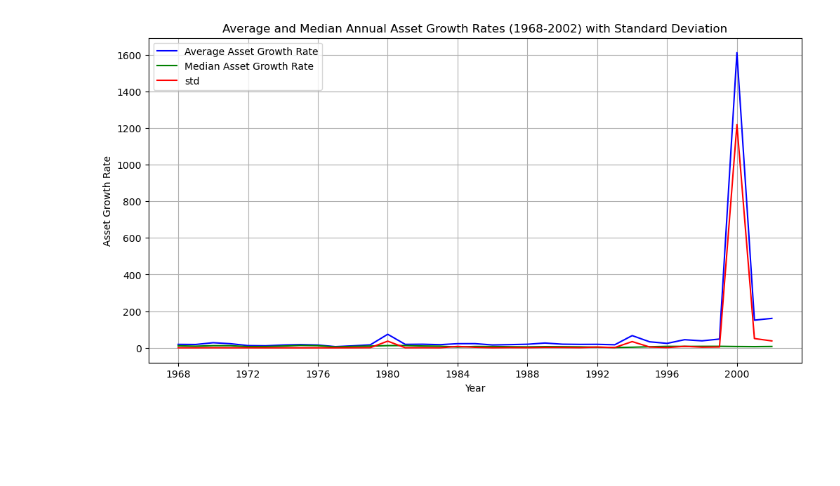
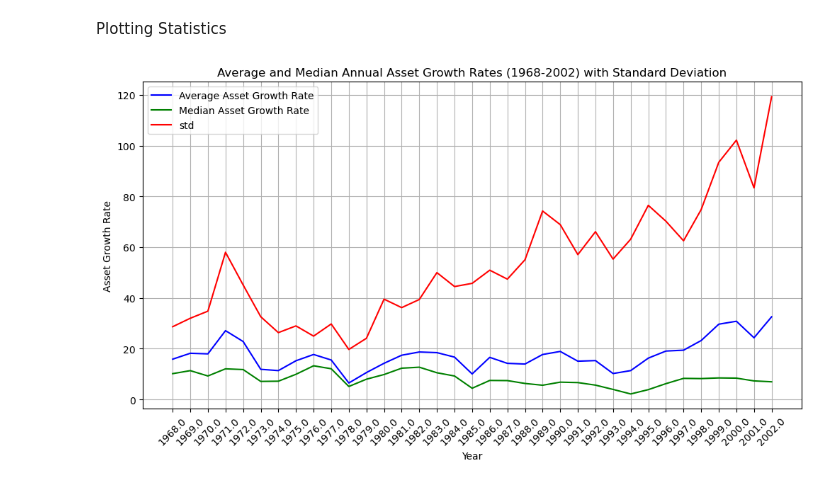
Before and after one commit to mikicasellas/ASSETG_Replication, a Jupyter notebook: rework.ipynb, the cells around one changed output. Cells and saved outputs as stored; diff of their text form; code cells hidden in the pictures; blank space fills up the shorter version.

Commit message:
Updated ASSETG table wrangling, Table II: A,B,C logic

```diff
--- a/rework.ipynb
+++ b/rework.ipynb
@@ -11,7 +12,6 @@ conn = wrds.Connection()
 # %%
 def calculate_assetg(group):
     # Shift within the group
-    group['at'] = group['at'].shift(1)
     group['at_lag3'] = group['at'].shift(3)
     group['at_lag2'] = group['at'].shift(2)
     group['at_lag1'] = group['at'].shift(1)
@@ -34,18 +37,24 @@ grabs total asset data, drops and reformats columns, removes SIC codes between 6
 # %%
-ASSETG_data_df = pd.read_csv(r"C:\Users\mfcfi\Desktop\ASSETG_data.csv")
-ASSETG_data_df = ASSETG_data_df.drop(['datadate','indfmt', 'popsrc','curcd', 'costat', 'consol','datafmt'], axis=1)
+ASSETG_data_df = pd.read_csv(r"C:\Users\mfcfi\Desktop\ASSETG_Rep\ASSETG_data.csv")
+ASSETG_data_df = ASSETG_data_df[ASSETG_data_df['gvkey'] != 6557]
+ASSETG_data_df = ASSETG_data_df[(ASSETG_data_df['sic'] < 6000) | (ASSETG_data_df['sic'] >= 6999)]
+ASSETG_data_df['datadate'] = pd.to_datetime(ASSETG_data_df['datadate'])
+ASSETG_data_df['year'] = ASSETG_data_df['fyear']
+ASSETG_data_df = ASSETG_data_df.drop(['datadate', 'indfmt', 'popsrc','curcd', 'costat', 'consol','datafmt','fyear'], axis=1)
 ASSETG_data_df = ASSETG_data_df.dropna()
-columns_except_sic = [col for col in ASSETG_data_df.columns if col != 'sic']
-new_columns_order = [columns_except_sic[0], 'sic'] + columns_except_sic[1:]
-ASSETG_data_df = ASSETG_data_df[new_columns_order]
-ASSETG_data_df['fyear'] = ASSETG_data_df['fyear'].astype(int)
-ASSETG_data_df['year'] = pd.to_datetime(ASSETG_data_df['fyear'], format='%Y')
-ASSETG_data_df = ASSETG_data_df.drop(['fyear'], axis=1)
-ASSETG_data_df = ASSETG_data_df[(ASSETG_data_df['sic'] < 6000) | (ASSETG_data_df['sic'] >= 6999)]
-ASSETG_data_df = ASSETG_data_df.dropna()
-ASSETG_data_df = ASSETG_data_df.loc[ASSETG_data_df['at'] != 0]
+ASSETG_data_df = ASSETG_data_df[ASSETG_data_df['at'] != 0]
+ASSETG_data_df['at'] = ASSETG_data_df.groupby('gvkey')['at'].shift(1)
+ASSETG_data_df['year_diff'] = ASSETG_data_df.groupby('gvkey')['year'].diff()
+
+invalid_year_diff_mask = ASSETG_data_df.groupby('gvkey')['year_diff'].transform(lambda x: ((x != 1) & x.notna()).any())
+ASSETG_data_df= ASSETG_data_df[~invalid_year_diff_mask]
+
+ASSETG_data_df = ASSETG_data_df.groupby('gvkey').apply(lambda x: x.iloc[2:]).reset_index(drop=True)
 
 ASSETG_calculated_df = ASSETG_data_df.groupby('gvkey').apply(calculate_assetg)
 ASSETG_calculated_df = ASSETG_calculated_df.dropna()
-ASSETG_calculated_df = ASSETG_calculated_df.drop(['at_lag3','at_lag2','at_lag1'], axis=1)
-ASSETG_calculated_df = ASSETG_calculated_df[(ASSETG_calculated_df['year'] >= '1968-01-01') & (ASSETG_calculated_df['year'] <= '2002-01-01')]
+ASSETG_calculated_df = ASSETG_calculated_df.droplevel(level=0)
+ASSETG_calculated_df = ASSETG_calculated_df.drop(['at_lag3','at_lag2','at_lag1','year_diff'], axis=1)
+ASSETG_calculated_df = ASSETG_calculated_df[(ASSETG_calculated_df['year'] >= 1968) & (ASSETG_calculated_df['year'] <= 2002)]
+outliers = ASSETG_calculated_df['L2ASSETG'].quantile(0.999)
+ASSETG_calculated_df = ASSETG_calculated_df[ASSETG_calculated_df['L2ASSETG'] <= outliers]
@@ -69,17 +61,22 @@ ASSETG_calculated_df
+# %% [markdown]
+Plotting Statistics
 # %%
-annual_stats = ASSETG_calculated_df.groupby('year')['ASSETG'].agg(['mean', 'median', 'std'])
+annual_stats = ASSETG_calculated_df.groupby('year')['L2ASSETG'].agg(['mean', 'median', 'std'])
 
 plt.figure(figsize=(12, 6))
 
-plt.plot(annual_stats.index, annual_stats['mean']*100, label='Average Asset Growth Rate', color='blue')
-plt.plot(annual_stats.index, annual_stats['median']*100, label='Median Asset Growth Rate', color='green')
-plt.plot(annual_stats.index, annual_stats['std'], label='std', color='red')
+plt.plot(annual_stats.index, annual_stats['mean'] * 100, label='Average Asset Growth Rate', color='blue')
+plt.plot(annual_stats.index, annual_stats['median'] * 100, label='Median Asset Growth Rate', color='green')
+plt.plot(annual_stats.index, annual_stats['std'] * 100, label='std', color='red')
+
+n = 1  # Adjust n as needed for clarity
+plt.xticks(annual_stats.index[::n], annual_stats.index[::n], rotation=45)
 
 plt.xlabel('Year')
 plt.ylabel('Asset Growth Rate')
 plt.title('Average and Median Annual Asset Growth Rates (1968-2002) with Standard Deviation')
 plt.legend()
 plt.grid(True)
 plt.show()
 # %% [output]
-[figure, old version]
+[figure, new version]
```
Also changed, not shown: parts of 24 cells of this notebook, 1 other file.
